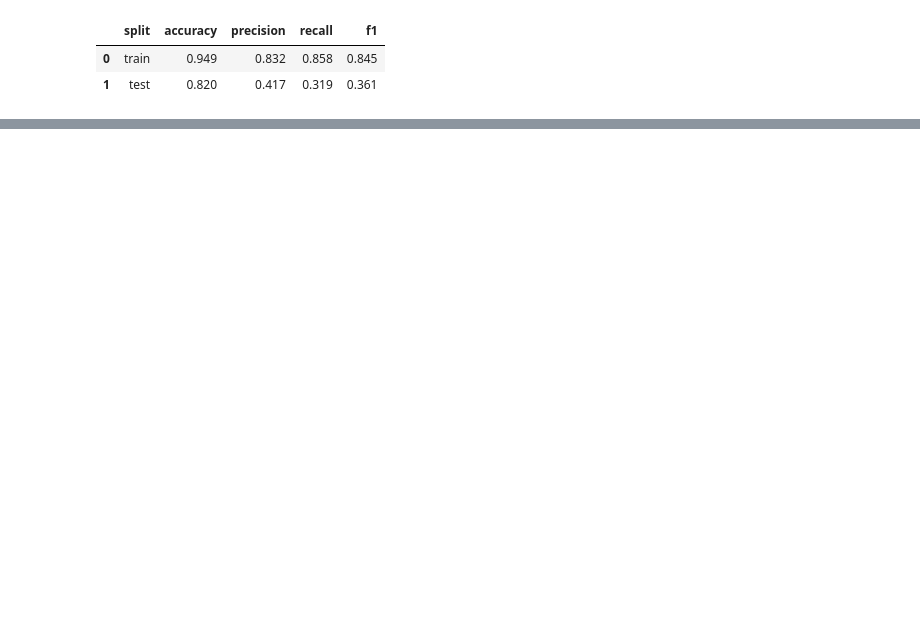
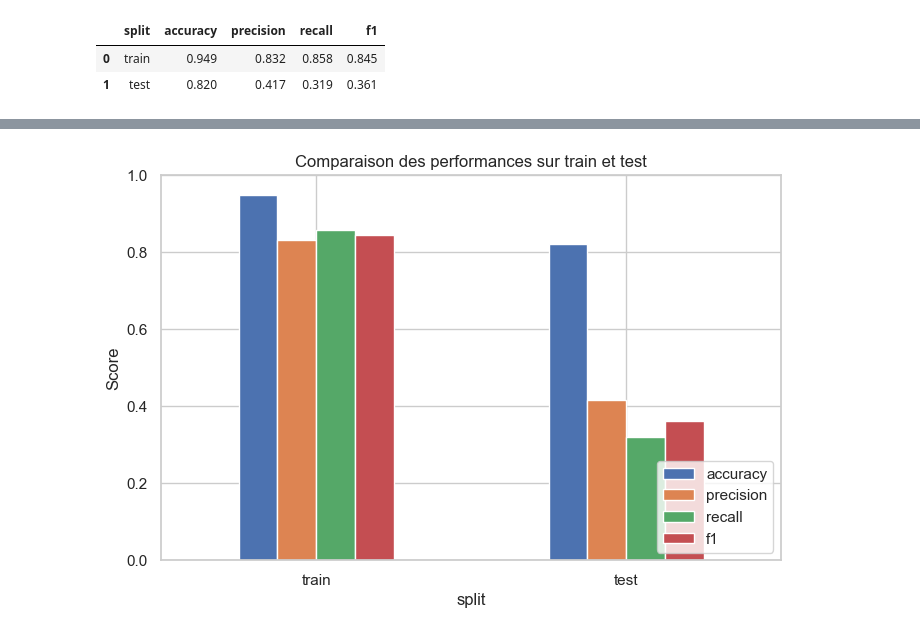
Before and after one commit to aaronsaintroch/P4_Classifiez_automatiquement_des_informations, a Jupyter notebook: notebooks/04_amelioration_classification.ipynb, the cells around one changed output, grey strips where cells are left out. Cells and saved outputs as stored; diff of their text form; code cells hidden in the pictures; blank space fills up the shorter version.

```diff
--- a/notebooks/04_amelioration_classification.ipynb
+++ b/notebooks/04_amelioration_classification.ipynb
@@ -602,0 +466,10 @@ plt.show ( )
+# %%
+ax = results_final.set_index ("split").plot (kind="bar", figsize=(8, 5))
+plt.title ("Comparaison des performances sur train et test")
+plt.ylabel ("Score")
+plt.xticks (rotation=0)
+plt.ylim (0, 1)
+plt.legend (loc="lower right")
+plt.show ( )
+# %% [output]
+[figure, added]
```
Also changed, not shown: parts of 30 cells of this notebook, 5 other files.
